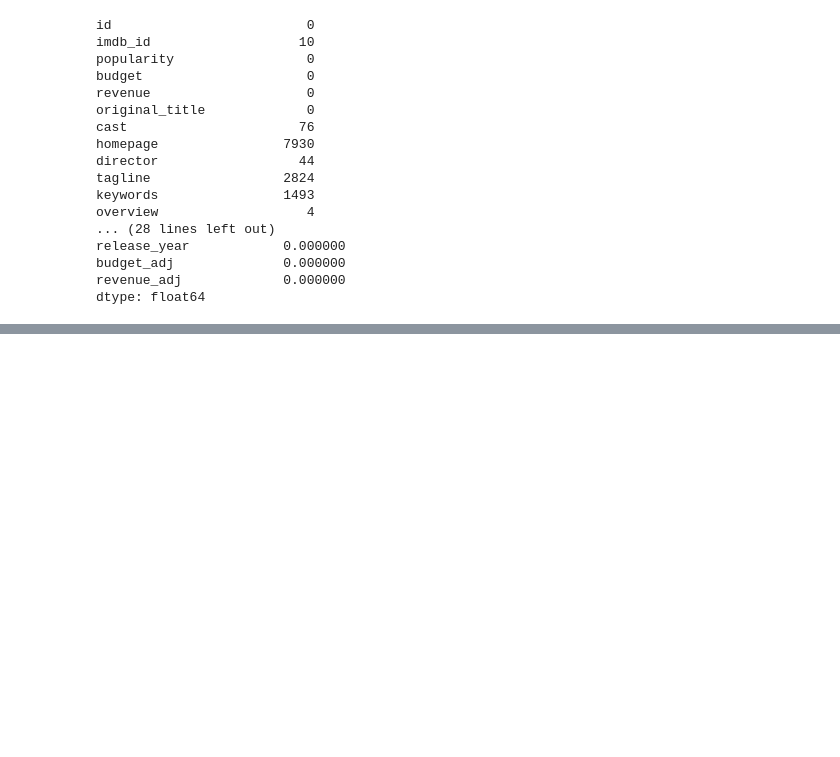
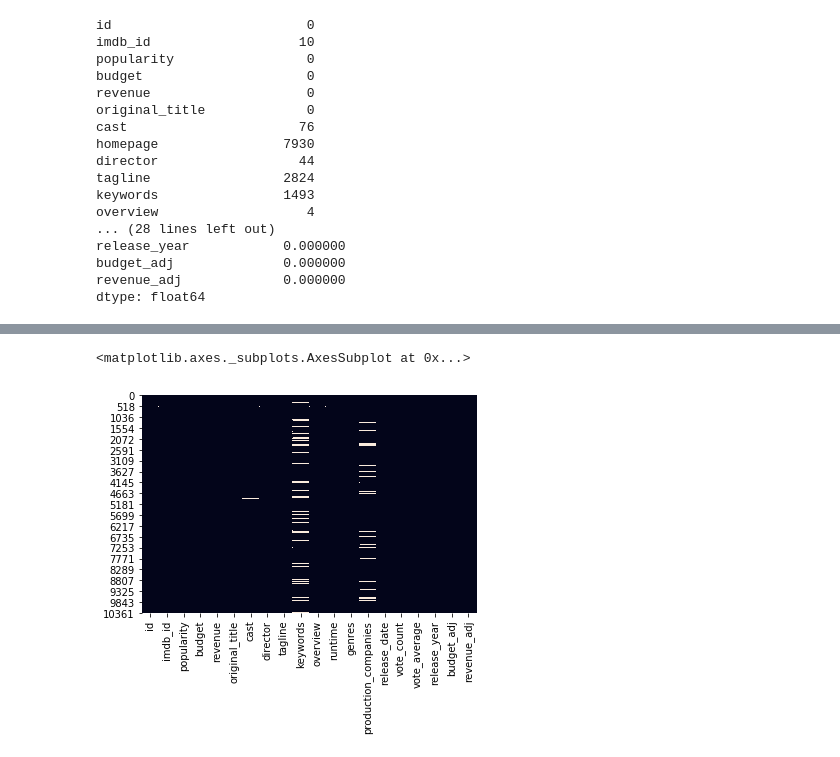
Before and after one commit to toonseghers/assignment2_data_analyst, a Jupyter notebook: Assignment 2- Jupyter Notebook.ipynb, the cells around one changed output, grey strips where cells are left out. Cells and saved outputs as stored; diff of their text form; code cells hidden in the pictures; blank space fills up the shorter version.

Commit message:
visualization of the missinng data, dropped dupplicate row, checked column names

```diff
--- a/Assignment 2- Jupyter Notebook.ipynb
+++ b/Assignment 2- Jupyter Notebook.ipynb
@@ -147,4 +149,4 @@ revenue_adj             0.000000
 dtype: float64
 # %%
 # 72,9 % of the homepages are missing. maybe we should drop this column for further analysis
-movies.drop('homepage',axis=1)
+movies=movies.drop('homepage',axis=1)
@@ -165,4 +153,6 @@ movies.drop('homepage',axis=1)
 # %%
 # find duplicates
-movies.duplicated().sum()
+print(movies.duplicated().sum())
+print(movies[movies.duplicated()])
+movies=movies.drop(2090,axis=0)
 # %% [output]
@@ -187,0 +207,8 @@ Name: tagline, Length: 7998, dtype: int64
+# %%
+# we'll now visualize the missing data to see if there are certain rows with multiple missing valuse
+movies.isnull()
+sn.heatmap(movies.isnull(), cbar=False)
+# it looks like there is no clear correlation between the missing values so it would not be usefull to drop more rows.
+# %% [output]
+<matplotlib.axes._subplots.AxesSubplot at 0x...>
+[figure, added]
```
Also changed, not shown: parts of 6 cells of this notebook.
